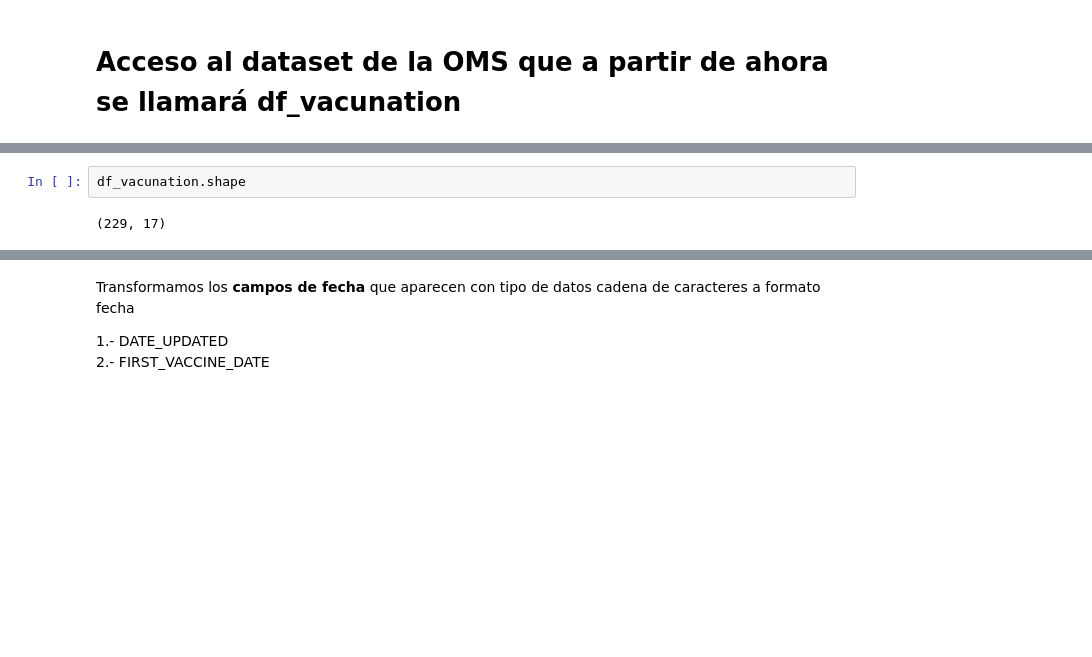
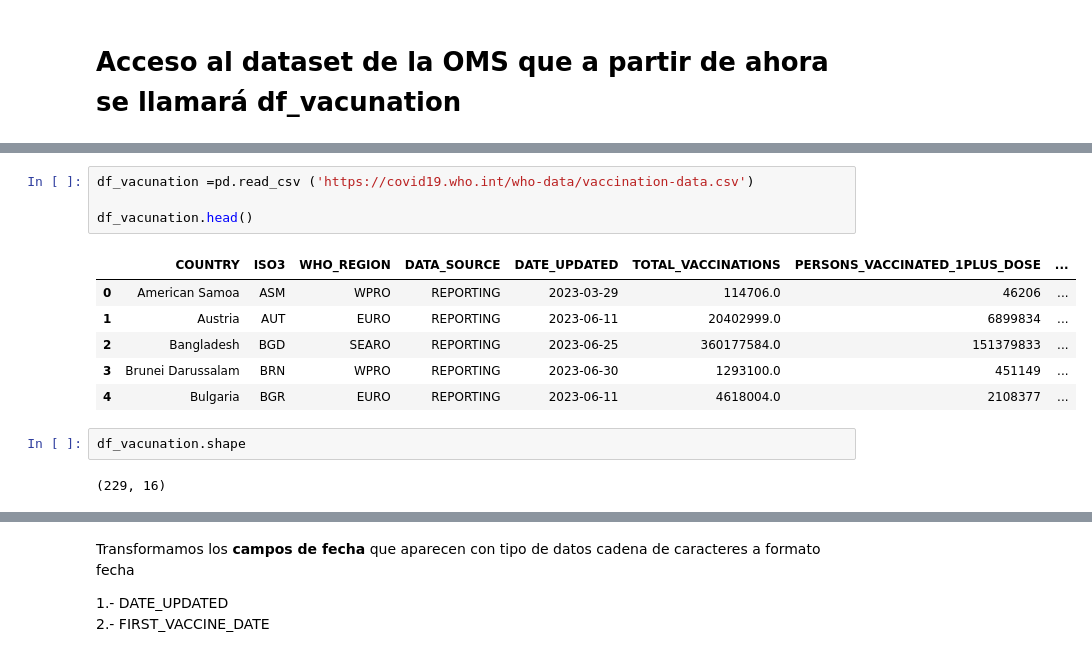
Before and after one commit to patriciaapenat/TFM, a Jupyter notebook: Notebooks/Data_Frame_vacunaciones_oms.ipynb, the cells around one changed output, grey strips where cells are left out. Saved outputs shown, nothing was run; the diff lists cells and outputs as text; blank space fills up the shorter version.

```diff
--- a/Notebooks/Data_Frame_vacunaciones_oms.ipynb
+++ b/Notebooks/Data_Frame_vacunaciones_oms.ipynb
@@ -87,6 +48,17 @@ iplot(fig,filename='Basic Distplot')
+# %%
+df_vacunation =pd.read_csv ('https://covid19.who.int/who-data/vaccination-data.csv')
+
+df_vacunation.head()
+# %% [output]
+|  | COUNTRY | ISO3 | WHO_REGION | DATA_SOURCE | DATE_UPDATED | TOTAL_VACCINATIONS | PERSONS_VACCINATED_1PLUS_DOSE | ... |
+| 0 | American Samoa | ASM | WPRO | REPORTING | 2023-03-29 | 114706.0 | 46206 | ... |
+| 1 | Austria | AUT | EURO | REPORTING | 2023-06-11 | 20402999.0 | 6899834 | ... |
+| 2 | Bangladesh | BGD | SEARO | REPORTING | 2023-06-25 | 360177584.0 | 151379833 | ... |
+| 3 | Brunei Darussalam | BRN | WPRO | REPORTING | 2023-06-30 | 1293100.0 | 451149 | ... |
+| 4 | Bulgaria | BGR | EURO | REPORTING | 2023-06-11 | 4618004.0 | 2108377 | ... |
 # %%
 df_vacunation.shape
 # %% [output]
-(229, 17)
+(229, 16)
 # %%
 df_vacunation.info()
```
Also changed, not shown: parts of 30 cells of this notebook.
